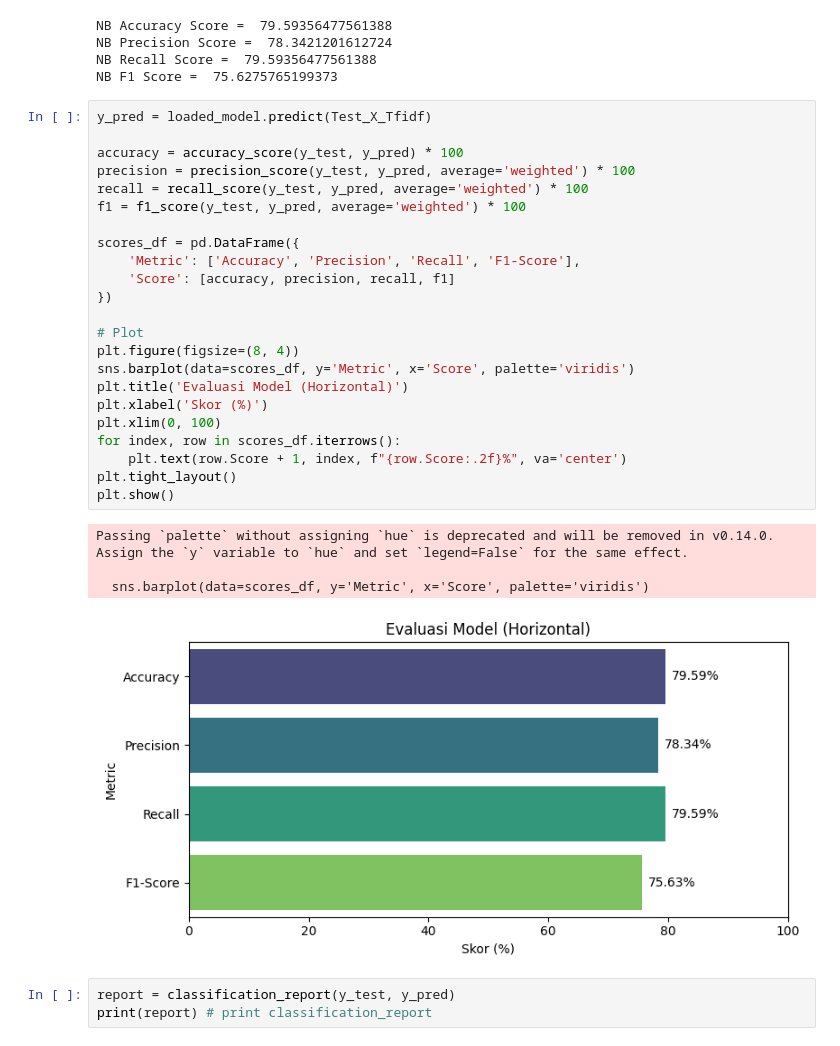
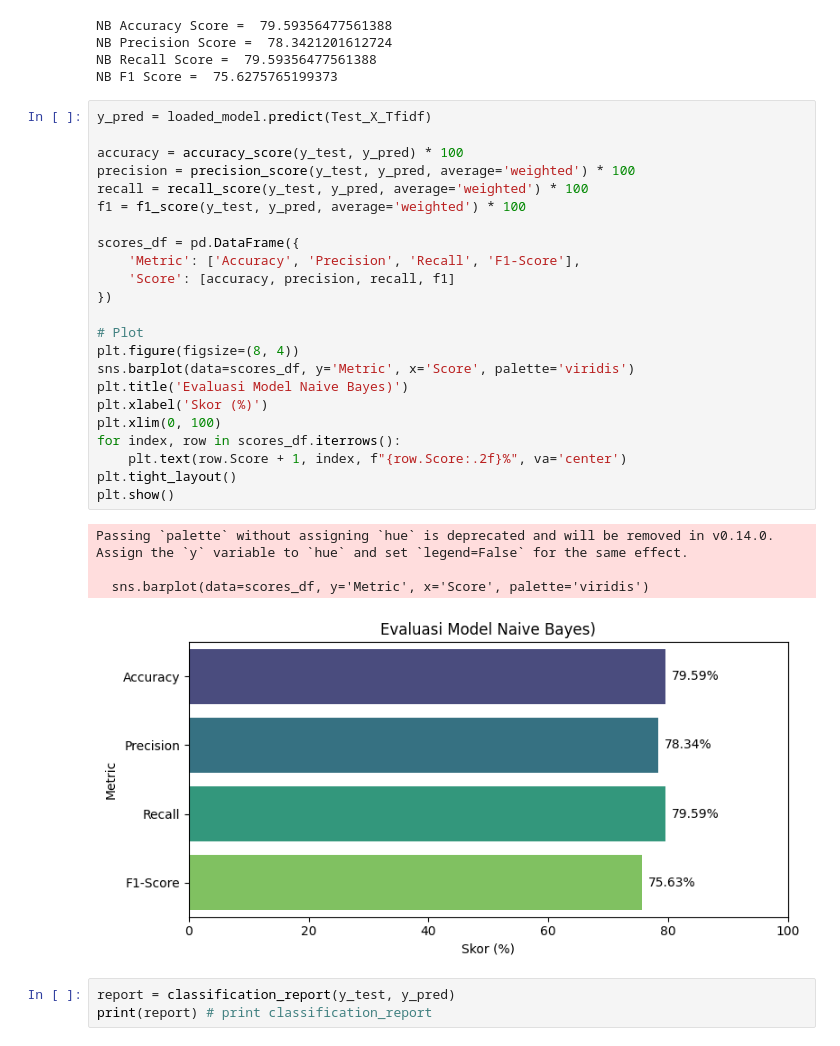
Before and after one commit to LIVECODING-2025/Saruto, a Jupyter notebook: Analisis_Sentimen_NaiveBayes.ipynb, the cells around one changed output. Cells and saved outputs as stored; diff of their text form.

Commit message:
Analisis Sentimen menggunakan Algoritma Machine Learning Naive Bayes

```diff
--- a/Analisis_Sentimen_NaiveBayes.ipynb
+++ b/Analisis_Sentimen_NaiveBayes.ipynb
@@ -384,31 +384,31 @@ NB F1 Score =  75.6275765199373
 # %%
 y_pred = loaded_model.predict(Test_X_Tfidf)
 
 accuracy = accuracy_score(y_test, y_pred) * 100
 precision = precision_score(y_test, y_pred, average='weighted') * 100
 recall = recall_score(y_test, y_pred, average='weighted') * 100
 f1 = f1_score(y_test, y_pred, average='weighted') * 100
 
 scores_df = pd.DataFrame({
     'Metric': ['Accuracy', 'Precision', 'Recall', 'F1-Score'],
     'Score': [accuracy, precision, recall, f1]
 })
 
 # Plot
 plt.figure(figsize=(8, 4))
 sns.barplot(data=scores_df, y='Metric', x='Score', palette='viridis')
-plt.title('Evaluasi Model (Horizontal)')
+plt.title('Evaluasi Model Naive Bayes)')
 plt.xlabel('Skor (%)')
 plt.xlim(0, 100)
 for index, row in scores_df.iterrows():
     plt.text(row.Score + 1, index, f"{row.Score:.2f}%", va='center')
 plt.tight_layout()
 plt.show()
 # %% [output]
 Passing `palette` without assigning `hue` is deprecated and will be removed in v0.14.0. Assign the `y` variable to `hue` and set `legend=False` for the same effect.
 
   sns.barplot(data=scores_df, y='Metric', x='Score', palette='viridis')
-[figure, old version]
+[figure, new version]
 # %%
 report = classification_report(y_test, y_pred)
 print(report) # print classification_report
```
Also changed, not shown: parts of 3 cells of this notebook.
